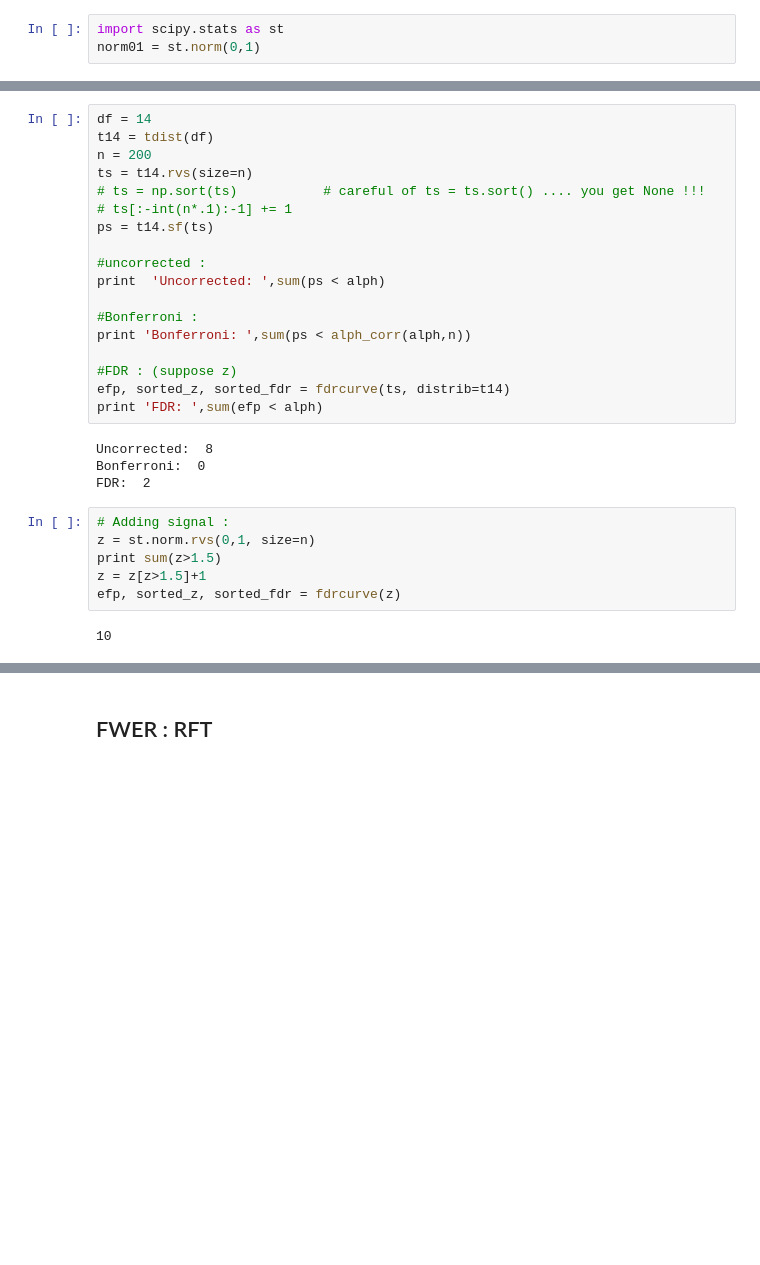
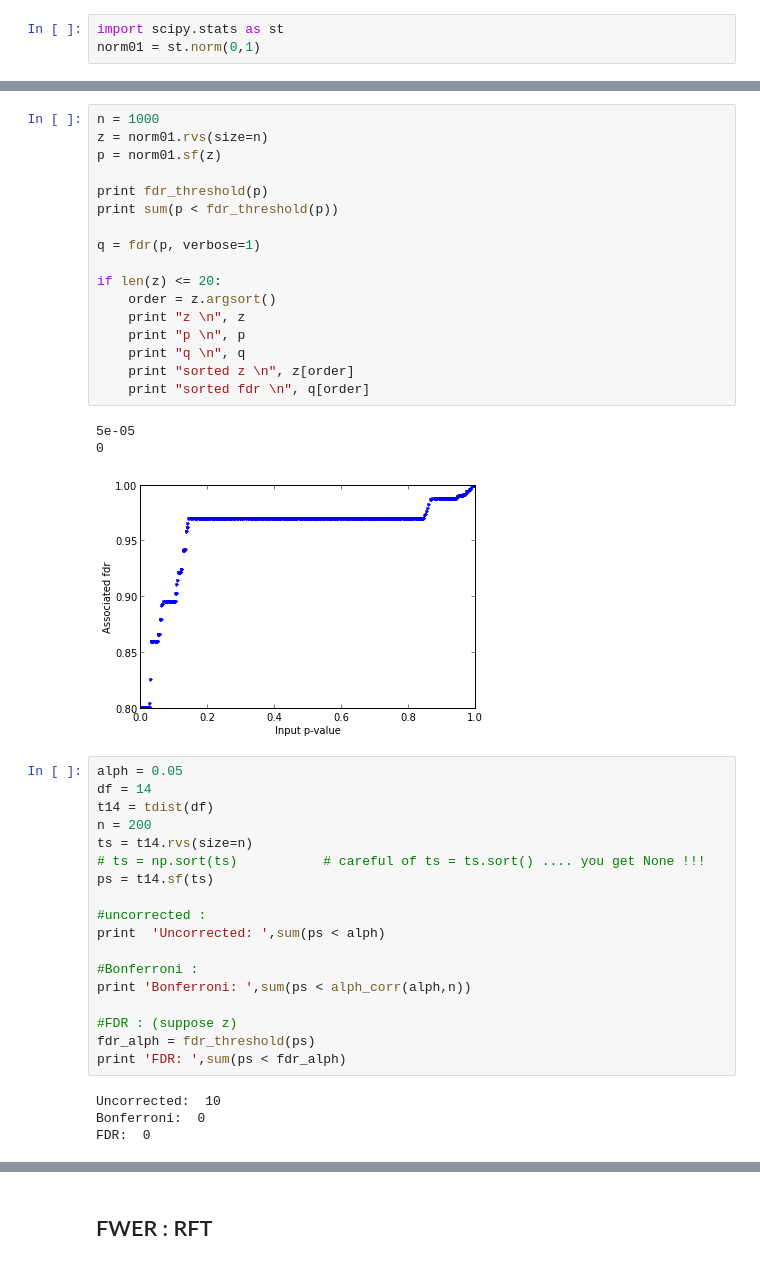
Before and after one commit to jbpoline/bayfmri, a Jupyter notebook: notebooks/Multiple_comparison.ipynb, the cells around one changed output, grey strips where cells are left out. Drawn from its saved outputs; the diff is of its cells as text; blank space fills up the shorter version.

Commit message:
Comparing Bonferroni, uncorrected and FDR under H1

```diff
--- a/notebooks/Multiple_comparison.ipynb
+++ b/notebooks/Multiple_comparison.ipynb
@@ -149,10 +180,31 @@ sorted_fdr
+# %%
+n = 1000
+z = norm01.rvs(size=n)
+p = norm01.sf(z)
+
+print fdr_threshold(p)
+print sum(p < fdr_threshold(p))
+
+q = fdr(p, verbose=1)
+
+if len(z) <= 20:
+    order = z.argsort()
+    print "z \n", z
+    print "p \n", p
+    print "q \n", q
+    print "sorted z \n", z[order]
+    print "sorted fdr \n", q[order]
+# %% [output]
+5e-05
+0
+[figure, added]
 # %%
+alph = 0.05
 df = 14
 t14 = tdist(df)
 n = 200
 ts = t14.rvs(size=n)
 # ts = np.sort(ts)           # careful of ts = ts.sort() .... you get None !!!
-# ts[:-int(n*.1):-1] += 1
 ps = t14.sf(ts)
 
 #uncorrected :
@@ -162,17 +214,9 @@ print  'Uncorrected: ',sum(ps < alph)
 print 'Bonferroni: ',sum(ps < alph_corr(alph,n))
 
 #FDR : (suppose z)
-efp, sorted_z, sorted_fdr = fdrcurve(ts, distrib=t14)
-print 'FDR: ',sum(efp < alph)
+fdr_alph = fdr_threshold(ps)
+print 'FDR: ',sum(ps < fdr_alph)
 # %% [output]
-Uncorrected:  8
+Uncorrected:  10
 Bonferroni:  0
-FDR:  2
+FDR:  0
-# %%
-# Adding signal :
-z = st.norm.rvs(0,1, size=n)
-print sum(z>1.5)
-z = z[z>1.5]+1
-efp, sorted_z, sorted_fdr = fdrcurve(z)
-# %% [output]
-10
```
Also changed, not shown: parts of 9 cells of this notebook.
